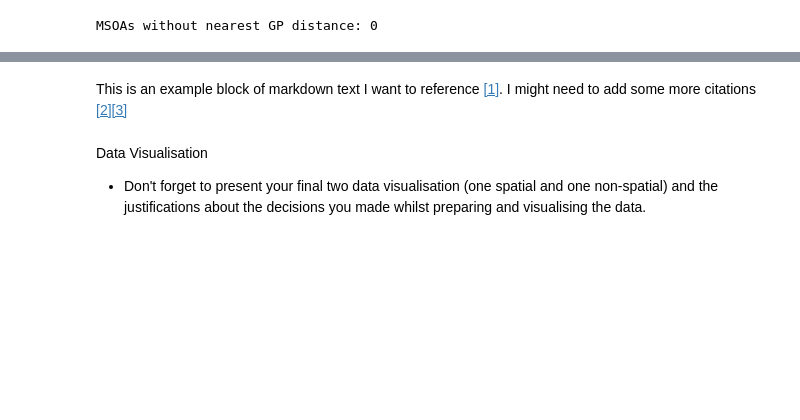
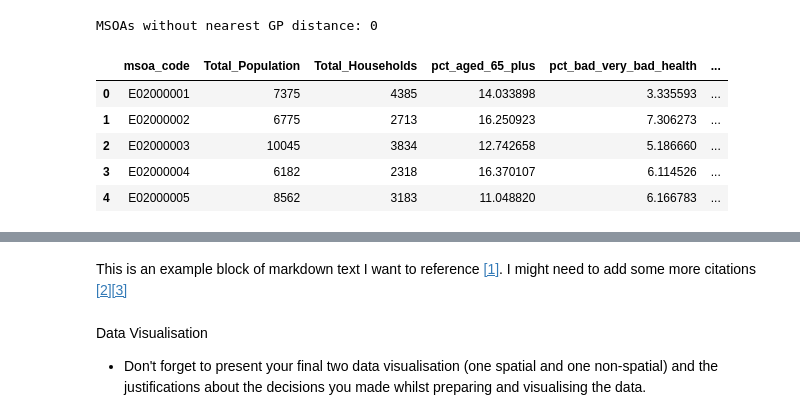
Before and after one commit to shuc9663-source/GEOG5990_Assignment2_201929754, a Jupyter notebook: GEOG5990M_Final_Project.ipynb, the cells around one changed output, grey strips where cells are left out. Drawn from its saved outputs; the diff is of its cells as text; code cells hidden in the pictures; blank space fills up the shorter version.

```diff
--- a/GEOG5990M_Final_Project.ipynb
+++ b/GEOG5990M_Final_Project.ipynb
@@ -345,3 +371,89 @@ Projected MSOA boundary CRS: EPSG:27700
 | 3 | E02000004 | Y08428 | BEXLEY E.D. CLINIC | 7351.751105 | POLYGON ((551943.81 186027.672, 5... |
 | 4 | E02000005 | F84729 | THE MANOR PARK PRACTICE | 6115.620332 | POLYGON ((549026.795 186159.797, ... |
 MSOAs without nearest GP distance: 0
+# %%
+# Prepare Census variables and construct Population Need Index
+
+# Create a copy of the Census dataset
+census_need = census.copy()
+# Create a standard MSOA code field
+census_need["msoa_code"] = census_need["MSOA"].astype(str).str.strip()
+# Convert the total population field to numeric format
+census_need["Total_Population"] = pd.to_numeric(census_need["Total_Population"])
+# Convert the total households field to numeric format
+census_need["Total_Households"] = pd.to_numeric(census_need["Total_Households"])
+# Convert the age 65 to 74 field to numeric format
+census_need["Age_65_to_74"] = pd.to_numeric(census_need["Age_65_to_74"])
+
+# Convert the age 75 to 84 field to numeric format
+census_need["Age_75_to_84"] = pd.to_numeric(census_need["Age_75_to_84"])
+# Convert the age 85 to 89 field to numeric format
+census_need["Age_85_to_89"] = pd.to_numeric(census_need["Age_85_to_89"])
+# Convert the age 90 and over field to numeric format
+census_need["Age_90_and_over"] = pd.to_numeric(census_need["Age_90_and_over"])
+# Convert the bad health field to numeric format
+census_need["Bad_health"] = pd.to_numeric(census_need["Bad_health"])
+# Convert the very bad health field to numeric format
+census_need["Very_bad_health"] = pd.to_numeric(census_need["Very_bad_health"])
+# Convert the no car or van household field to numeric format
+census_need["No_cars_or_vans_in_household"] = pd.to_numeric(census_need["No_cars_or_vans_in_household"])
+
+# Calculate the number of residents aged 65 and over
+census_need["aged_65_plus"] = (
+    census_need["Age_65_to_74"] +
+    census_need["Age_75_to_84"] +
+    census_need["Age_85_to_89"] +
+    census_need["Age_90_and_over"]
+)
+# Calculate the number of residents reporting bad or very bad health
+census_need["bad_very_bad_health"] = (
+    census_need["Bad_health"] +
+    census_need["Very_bad_health"]
+)
+# Calculate the percentage of residents aged 65 and over
+census_need["pct_aged_65_plus"] = census_need["aged_65_plus"] / census_need["Total_Population"] * 100
+# Calculate the percentage of residents reporting bad or very bad health
+census_need["pct_bad_very_bad_health"] = census_need["bad_very_bad_health"] / census_need["Total_Population"] * 100
+# Calculate the percentage of households with no car or van
+census_need["pct_no_car_households"] = census_need["No_cars_or_vans_in_household"] / census_need["Total_Households"] * 100
+
+# Check the calculated percentages
+display(census_need[[
+    "msoa_code",
+    "Total_Population",
+    "Total_Households",
+    "pct_aged_65_plus",
+    "pct_bad_very_bad_health",
+    "pct_no_car_households"
+]].head())
+
+# Count missing values
+print(census_need[[
+    "pct_aged_65_plus",
+    "pct_bad_very_bad_health",
+    "pct_no_car_households"
+]].isna().sum())
+
+
+# Define a function to calculate z-scores for a numeric variable，subtract the mean and divide by the standard deviation to standardise the variable
+def z_score(series): return (series - series.mean()) / series.std()
+# Standardise the percentage of residents aged 65 and over
+census_need["z_aged_65_plus"] = z_score(census_need["pct_aged_65_plus"])
+# Standardise the percentage of residents reporting bad or very bad health
+census_need["z_bad_very_bad_health"] = z_score(census_need["pct_bad_very_bad_health"])
+# Standardise the percentage of households with no car or van
+census_need["z_no_car_households"] = z_score(census_need["pct_no_car_households"])
+
+# Calculate the Population Need Index
+census_need["population_need_index"] = (
+    census_need["z_aged_65_plus"] +
+    census_need["z_bad_very_bad_health"] +
+    census_need["z_no_car_households"]
+)
+# %% [output]
+|  | msoa_code | Total_Population | Total_Households | pct_aged_65_plus | pct_bad_very_bad_health | ... |
+| 0 | E02000001 | 7375 | 4385 | 14.033898 | 3.335593 | ... |
+| 1 | E02000002 | 6775 | 2713 | 16.250923 | 7.306273 | ... |
+| 2 | E02000003 | 10045 | 3834 | 12.742658 | 5.186660 | ... |
+| 3 | E02000004 | 6182 | 2318 | 16.370107 | 6.114526 | ... |
+| 4 | E02000005 | 8562 | 3183 | 11.048820 | 6.166783 | ... |
```
Also changed, not shown: parts of 8 cells of this notebook.
